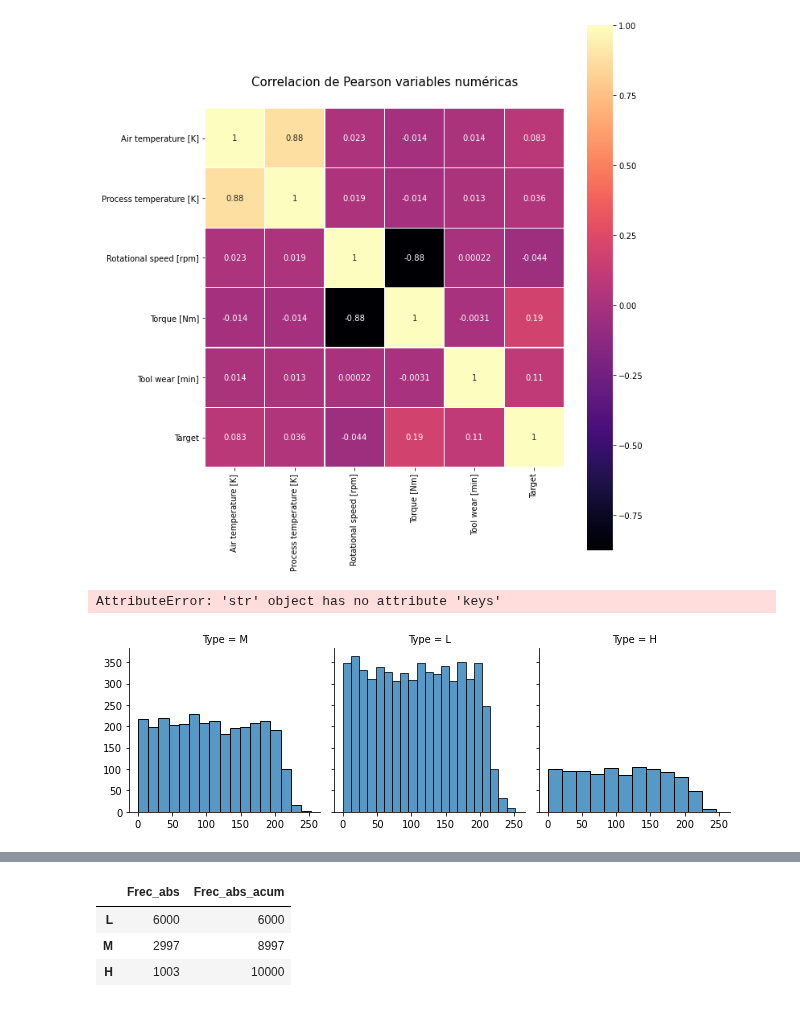
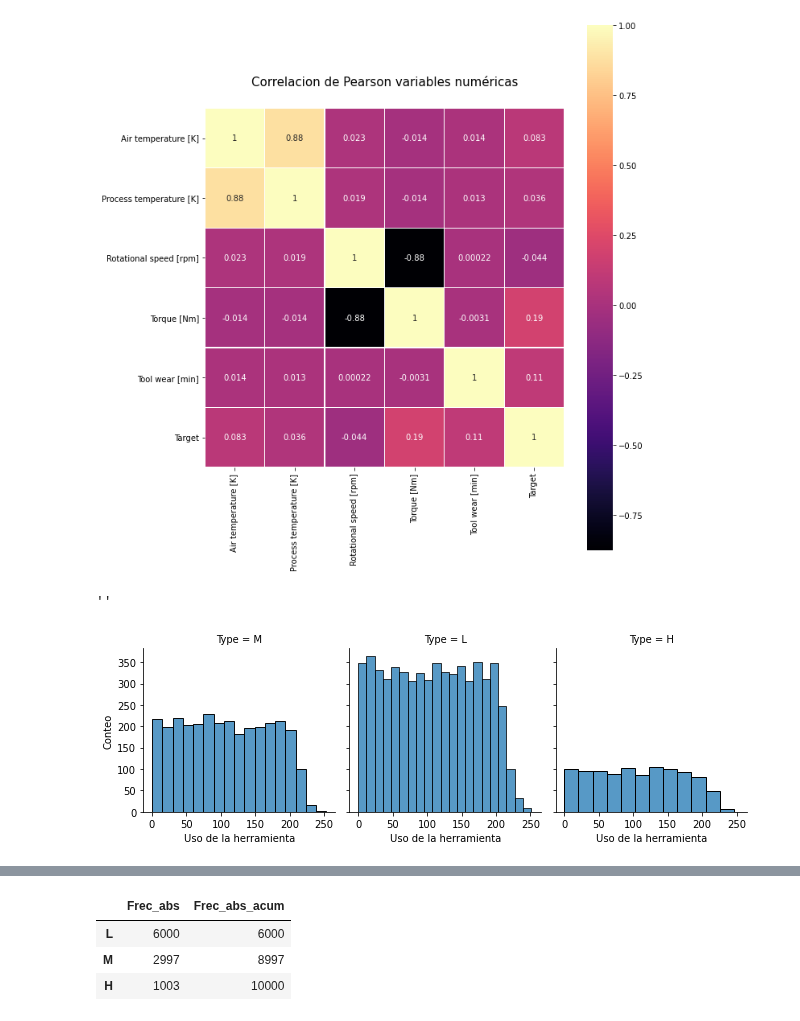
Before and after one commit to maxi879/proyecto_final_coder, a Jupyter notebook: Analisis.ipynb, the cells around one changed output, grey strips where cells are left out. Saved outputs shown, nothing was run; the diff lists cells and outputs as text; code cells hidden in the pictures.

```diff
--- a/Analisis.ipynb
+++ b/Analisis.ipynb
@@ -279,11 +279,11 @@ Text(0.5, 1.05, 'Correlacion de Pearson variables numéricas')
 # %%
 # Analisis bivariado entre variable numerica y categorica.
 # Tool wear segun type
 g= sns.FacetGrid(df, col="Type")
 g.map_dataframe(sns.histplot, x="Tool wear [min]")
-g.set_axis_labels(x_var=)
+g.set_axis_labels(x_var="Uso de la herramienta", y_var= "Conteo")
 g.add_legend()
 ""
 # %% [output]
-AttributeError: 'str' object has no attribute 'keys'
+''
-[figure, old version]
+[figure, new version]
```
Also changed, not shown: parts of 3 cells of this notebook.
